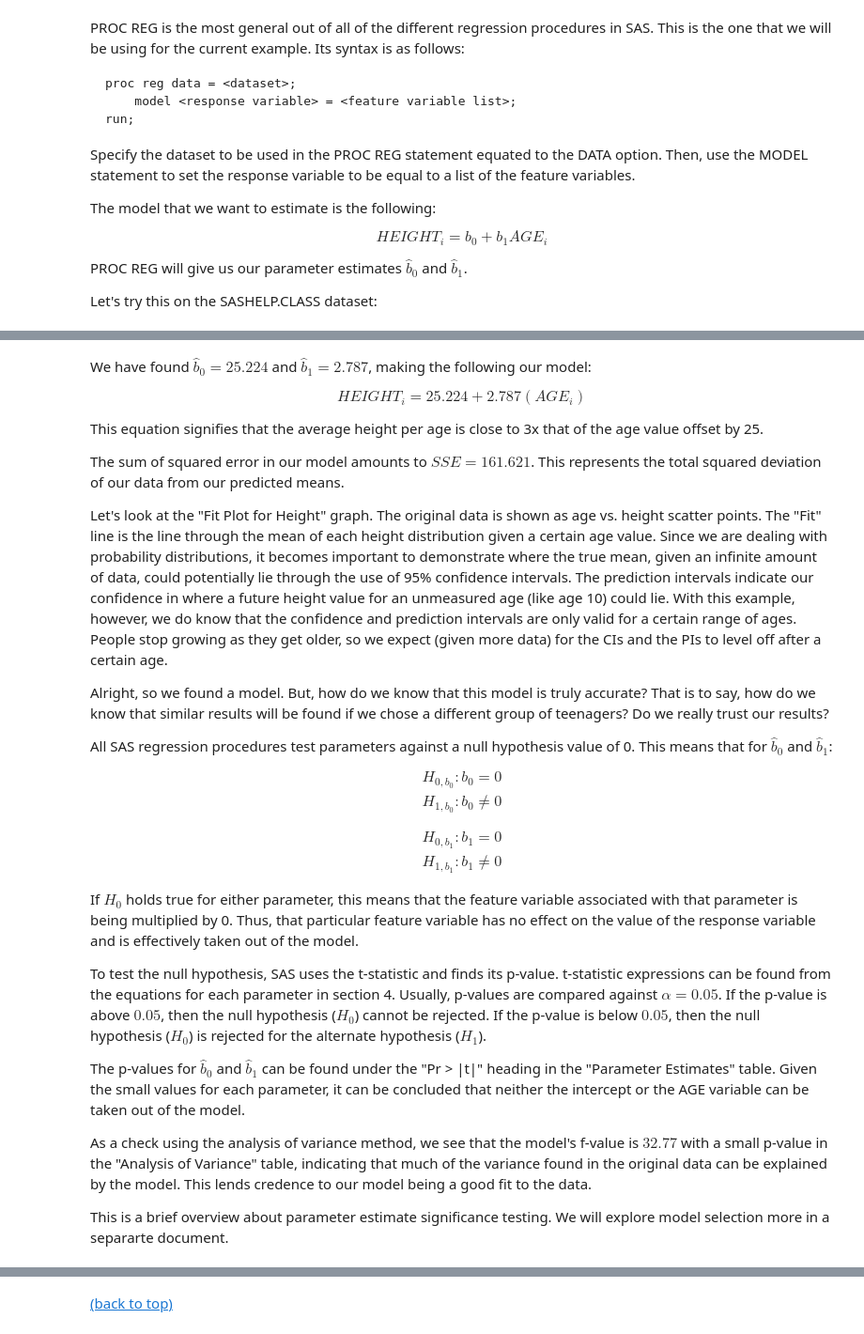
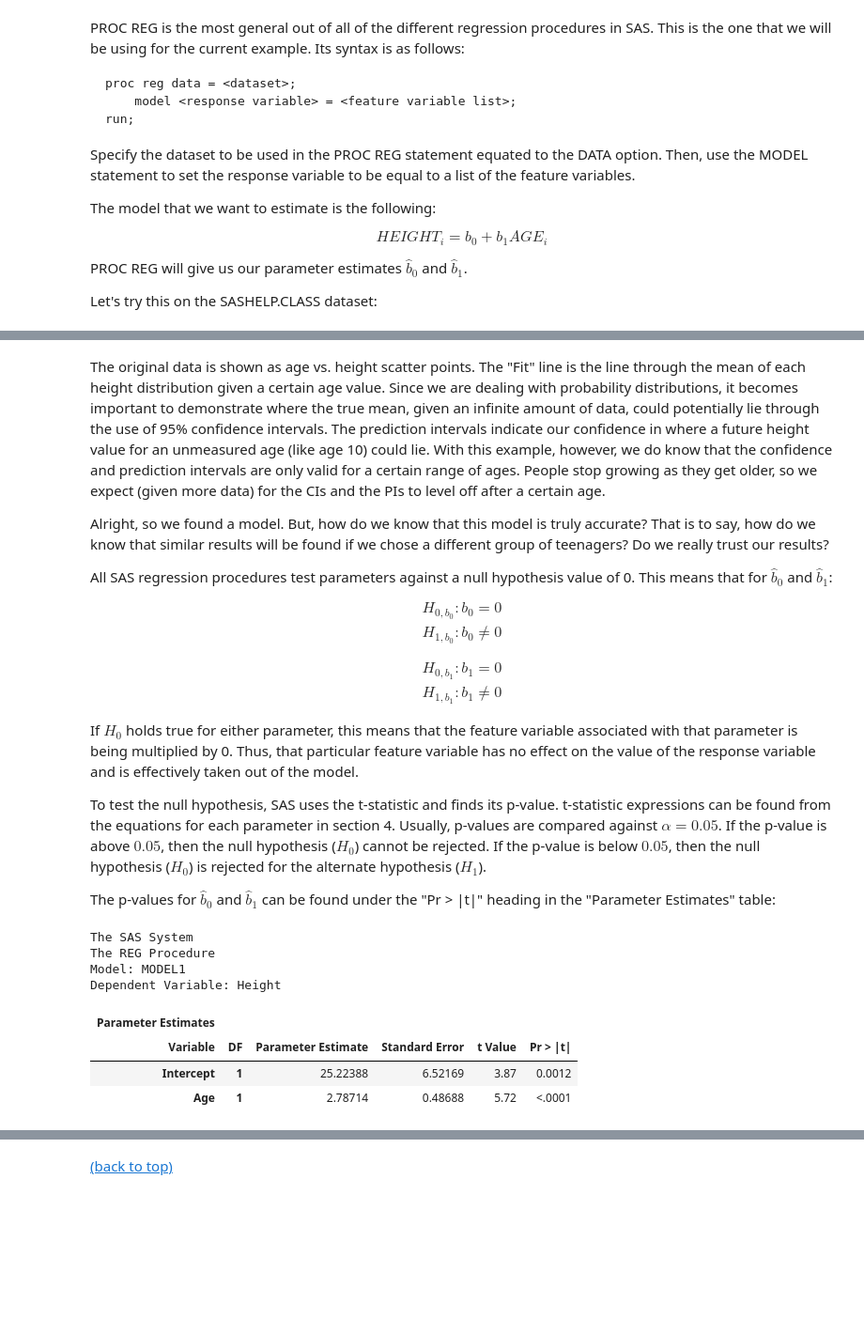
Before and after one commit to JLeeHPA/Regression-notes, a Jupyter notebook: 01. Introduction to linear regression.ipynb, the cells around one changed output, grey strips where cells are left out. Shown: that part at 94% size. Saved outputs shown, nothing was run; the diff lists cells and outputs as text; code cells hidden in the pictures; blank space fills up the shorter version.

```diff
--- a/01. Introduction to linear regression.ipynb
+++ b/01. Introduction to linear regression.ipynb
@@ -303,15 +344,5 @@ ods graphics off;
 # %% [markdown]
-We have found $\widehat{b}_0 = 25.224$ and $\widehat{b}_1 = 2.787$, making the following our model:
-
-\begin{equation}
-HEIGHT_i = 25.224 + 2.787 (AGE_i)
-\end{equation}
-
-This equation signifies that the average height per age is close to 3x that of the age value offset by 25.
-
-The sum of squared error in our model amounts to $SSE = 161.621$. This represents the total squared deviation of our data from our predicted means.
-
-Let's look at the "Fit Plot for Height" graph. The original data is shown as age vs. height scatter points. The "Fit" line is the line through the mean of each height distribution given a certain age value. Since we are dealing with probability distributions, it becomes important to demonstrate where the true mean, given an infinite amount of data, could potentially lie through the use of 95% confidence intervals. The prediction intervals indicate our confidence in where a future height value for an unmeasured age (like age 10) could lie. With this example, however, we do know that the confidence and prediction intervals are only valid for a certain range of ages. People stop growing as they get older, so we expect (given more data) for the CIs and the PIs to level off after a certain age.
+The original data is shown as age vs. height scatter points. The "Fit" line is the line through the mean of each height distribution given a certain age value. Since we are dealing with probability distributions, it becomes important to demonstrate where the true mean, given an infinite amount of data, could potentially lie through the use of 95% confidence intervals. The prediction intervals indicate our confidence in where a future height value for an unmeasured age (like age 10) could lie. With this example, however, we do know that the confidence and prediction intervals are only valid for a certain range of ages. People stop growing as they get older, so we expect (given more data) for the CIs and the PIs to level off after a certain age.
 
 Alright, so we found a model. But, how do we know that this model is truly accurate? That is to say, how do we know that similar results will be found if we chose a different group of teenagers? Do we really trust our results?
 
@@ -331,8 +362,21 @@ If $H_0$ holds true for either parameter, this means that the feature variable a
 
 To test the null hypothesis, SAS uses the t-statistic and finds its p-value. t-statistic expressions can be found from the equations for each parameter in section 4. Usually, p-values are compared against $\alpha = 0.05$. If the p-value is above $0.05$, then the null hypothesis ($H_0$) cannot be rejected. If the p-value is below $0.05$, then the null hypothesis ($H_0$) is rejected for the alternate hypothesis ($H_1$).
 
-The p-values for $\widehat{b}_0$ and $\widehat{b}_1$ can be found under the "Pr > |t|" heading in the "Parameter Estimates" table. Given the small values for each parameter, it can be concluded that neither the intercept or the AGE variable can be taken out of the model.
-
-As a check using the analysis of variance method, we see that the model's f-value is $32.77$ with a small p-value in the "Analysis of Variance" table, indicating that much of the variance found in the original data can be explained by the model. This lends credence to our model being a good fit to the data.
-
-This is a brief overview about parameter estimate significance testing. We will explore model selection more in a separarte document.
+The p-values for $\widehat{b}_0$ and $\widehat{b}_1$ can be found under the "Pr > |t|" heading in the "Parameter Estimates" table:
+# %%
+ods graphics on;
+proc reg data = sashelp.class plots = none;
+    model height = age;
+    ods select ParameterEstimates;
+    ods show;
+run;
+ods graphics off;
+# %% [output]
+The SAS System
+The REG Procedure
+Model: MODEL1
+Dependent Variable: Height
+| Parameter Estimates |  |  |  |  |  |
+| Variable | DF | Parameter Estimate | Standard Error | t Value | Pr > |t| |
+| Intercept | 1 | 25.22388 | 6.52169 | 3.87 | 0.0012 |
+| Age | 1 | 2.78714 | 0.48688 | 5.72 | <.0001 |
```
Also changed, not shown: parts of 7 cells of this notebook, 4 other files.
